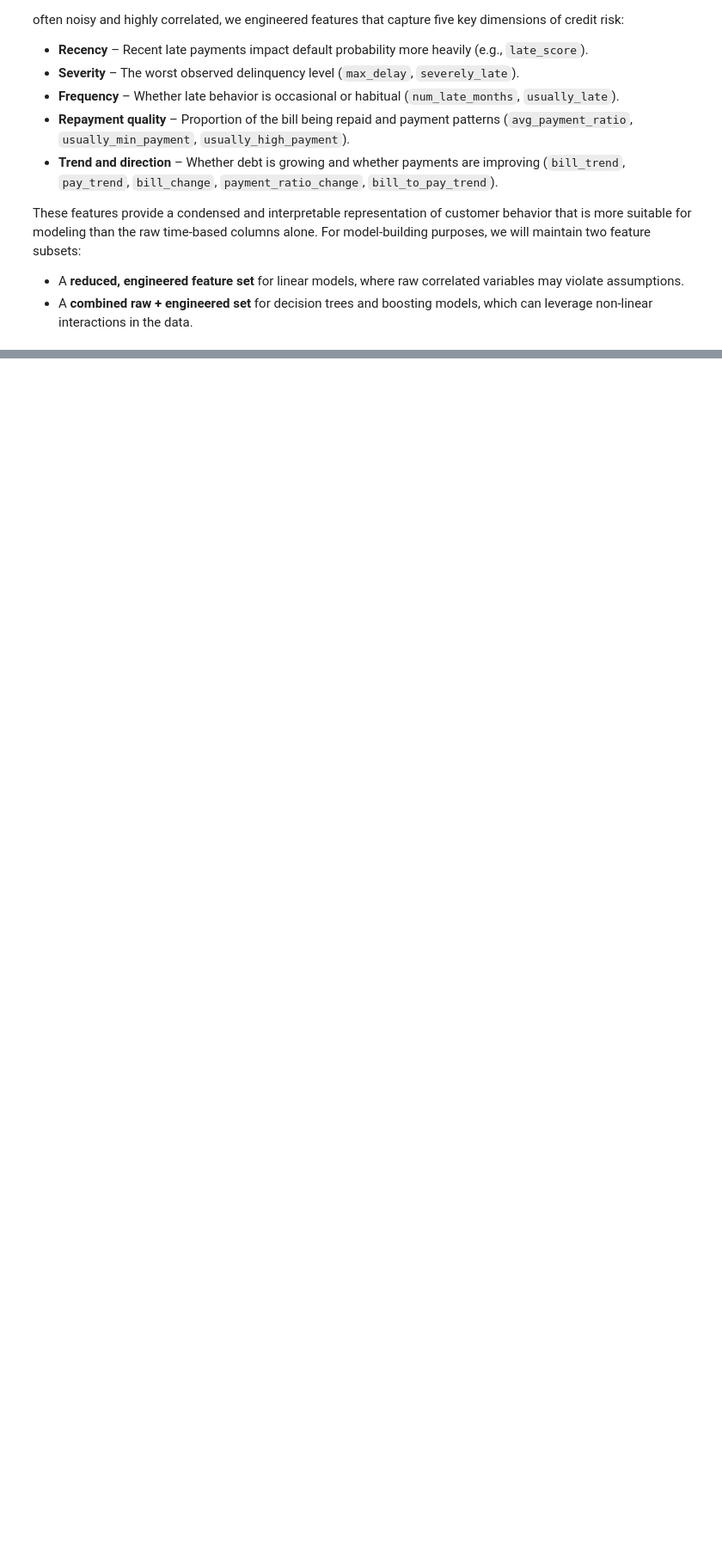
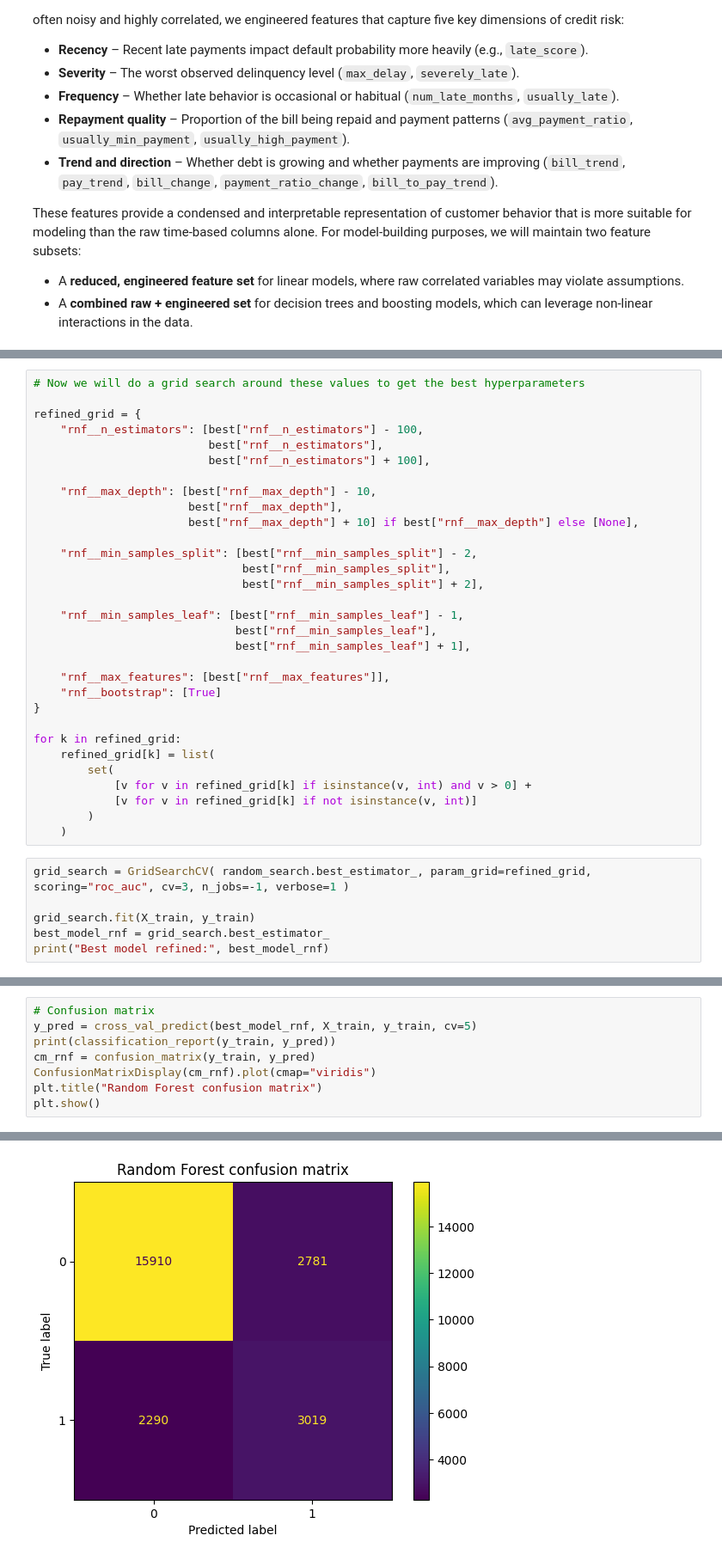
Before and after one commit to kashish1219/credit_card_default, a Jupyter notebook: credit_card.ipynb, the cells around one changed output, grey strips where cells are left out. Shown at 86% size. Drawn from its saved outputs; the diff is of its cells as text; blank space fills up the shorter version.

```diff
--- a/credit_card.ipynb
+++ b/credit_card.ipynb
@@ -569,0 +864,37 @@ These features provide a condensed and interpretable representation of customer
+# %%
+# Now we will do a grid search around these values to get the best hyperparameters
+
+refined_grid = {
+    "rnf__n_estimators": [best["rnf__n_estimators"] - 100,
+                          best["rnf__n_estimators"],
+                          best["rnf__n_estimators"] + 100],
+
+    "rnf__max_depth": [best["rnf__max_depth"] - 10,
+                       best["rnf__max_depth"],
+                       best["rnf__max_depth"] + 10] if best["rnf__max_depth"] else [None],
+
+    "rnf__min_samples_split": [best["rnf__min_samples_split"] - 2,
+                               best["rnf__min_samples_split"],
+                               best["rnf__min_samples_split"] + 2],
+
+    "rnf__min_samples_leaf": [best["rnf__min_samples_leaf"] - 1,
+                              best["rnf__min_samples_leaf"],
+                              best["rnf__min_samples_leaf"] + 1],
+
+    "rnf__max_features": [best["rnf__max_features"]],
+    "rnf__bootstrap": [True]
+}
+
+for k in refined_grid:
+    refined_grid[k] = list(
+        set(
+            [v for v in refined_grid[k] if isinstance(v, int) and v > 0] +
+            [v for v in refined_grid[k] if not isinstance(v, int)]
+        )
+    )
+# %%
+grid_search = GridSearchCV( random_search.best_estimator_, param_grid=refined_grid, scoring="roc_auc", cv=3, n_jobs=-1, verbose=1 )
+
+grid_search.fit(X_train, y_train)
+best_model_rnf = grid_search.best_estimator_
+print("Best model refined:", best_model_rnf)
@@ -569,0 +925,9 @@ These features provide a condensed and interpretable representation of customer
+# %%
+# Confusion matrix
+y_pred = cross_val_predict(best_model_rnf, X_train, y_train, cv=5)
+print(classification_report(y_train, y_pred))
+cm_rnf = confusion_matrix(y_train, y_pred)
+ConfusionMatrixDisplay(cm_rnf).plot(cmap="viridis")
+plt.title("Random Forest confusion matrix")
+plt.show()
+# %% [output]
@@ -569,0 +942 @@ These features provide a condensed and interpretable representation of customer
+[figure, added]
```
Also changed, not shown: parts of 40 cells of this notebook.
